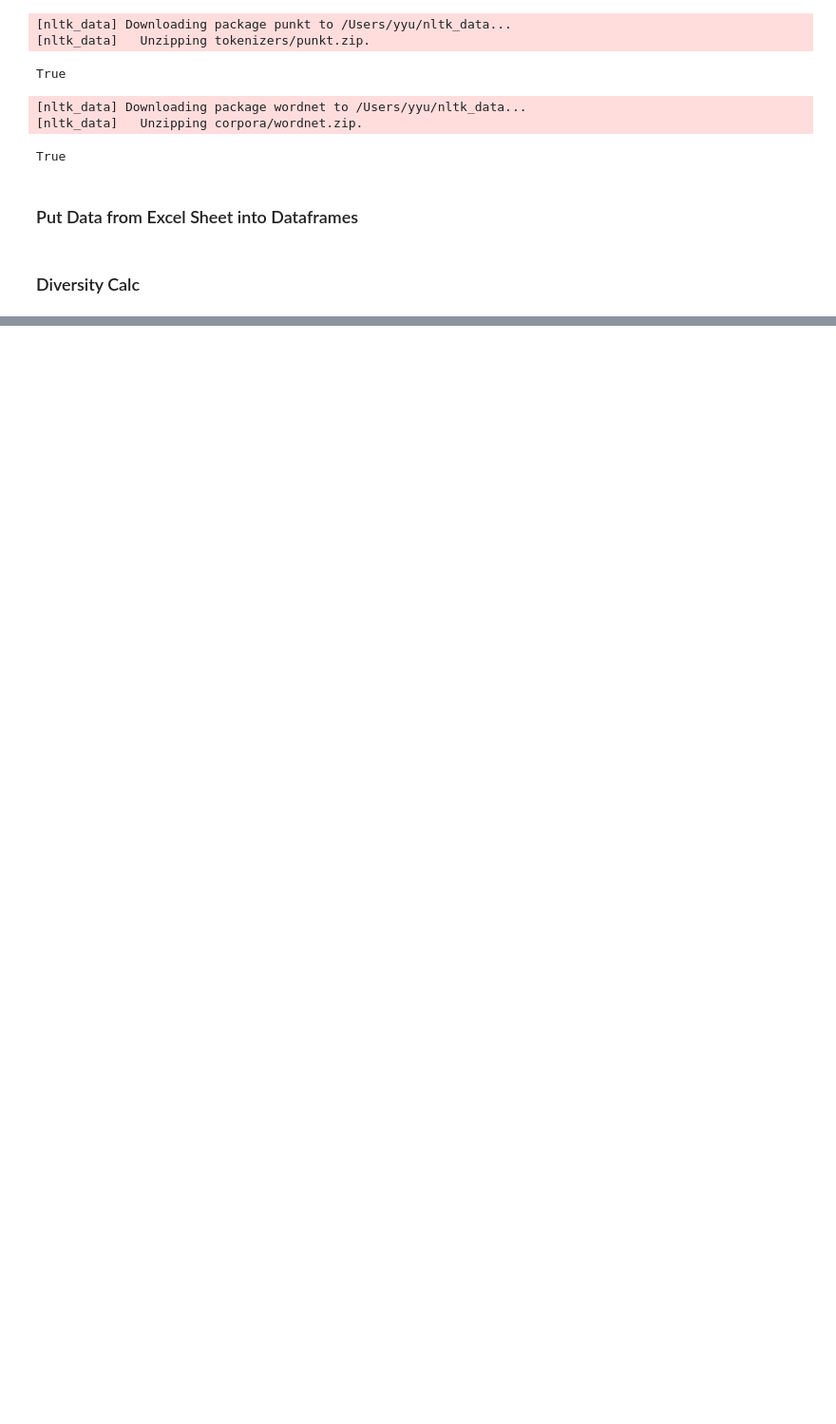
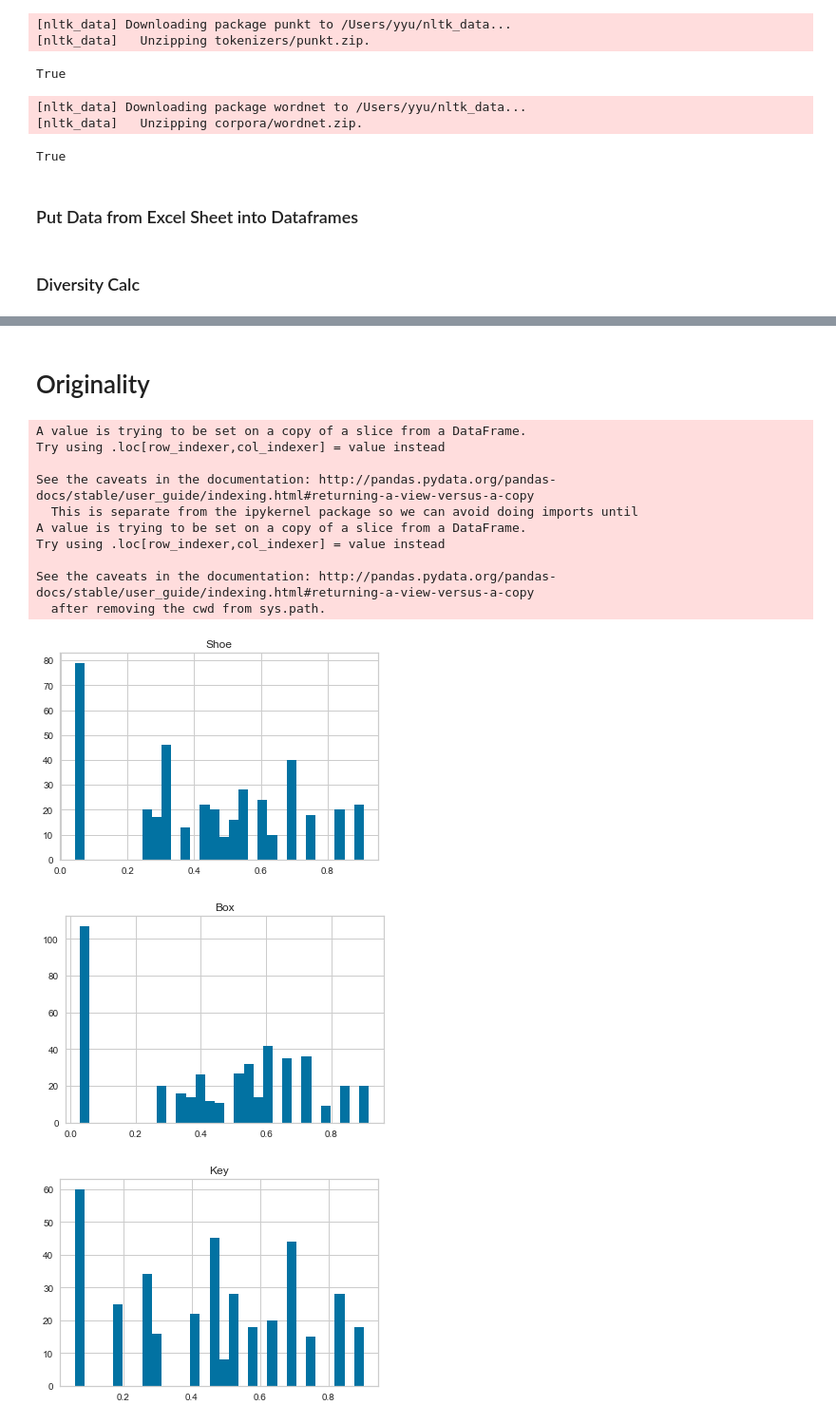
Before and after one commit to DijunQuant/AUT-Scoring, a Jupyter notebook: scripts/Sandbox.ipynb, the cells around one changed output, grey strips where cells are left out. Shown at 95% size. Drawn from its saved outputs; the diff is of its cells as text; code cells hidden in the pictures; blank space fills up the shorter version.

```diff
--- a/scripts/Sandbox.ipynb
+++ b/scripts/Sandbox.ipynb
@@ -123,0 +135,8 @@ def calc_diversity(vector_list):
+# %%
+df=pd.read_excel(folder+file,)
+df.head()
+
+xls = pd.ExcelFile(folder+file)
+df =pd.DataFrame()
+for i in range(8):
+    df=pd.concat([df,xls.parse(i)])
@@ -123,0 +164,3 @@ def calc_diversity(vector_list):
+# %%
+tmp=df.groupby('stim').corr().loc[pd.IndexSlice[:, 'novelty_2'],'novelty_1']
+tmp.droplevel(None)
@@ -123,0 +207,5 @@ def calc_diversity(vector_list):
+# %%
+folder='/Users/yyu/PycharmProjects/AUT-Scoring/data/official/semdis/'
+sd_df=pd.DataFrame()
+for prompt in ['box','brick','chair','cup','key','pencil','rope','shoe']:
+    sd_df=pd.concat([sd_df,pd.read_csv(folder+'autdata_official_'+prompt+'_semdis.csv')])
@@ -123,0 +337,33 @@ def calc_diversity(vector_list):
+# %% [markdown]
+# Originality
+# %%
+folder='/Users/yyu/Box Sync/ORG-SCHOOL-WCAS-PSYCHOLOGY-BEEMAN-LAB/COAT/scoring/'
+file='originality/results.xlsx'
+
+xls = pd.ExcelFile(folder+file)
+df =pd.DataFrame()
+for i in range(8):
+    df=pd.concat([df,xls.parse(i,header=1,usecols="A:Q")])
+# %%
+for prompt in ['Shoe','Box','Key','Brick','Chair','Cup','Pencil','Rope']:
+    tmp=df[df['item']==prompt]
+    tmp['freq']=(1-tmp['cluster_freq'])
+    tmp['t_freq']=(.05/(.05+tmp['freq']))**2
+    tmp['t_freq'].hist(bins=30)
+    plt.title(prompt)
+    plt.show()
+    plt.close()
+# %% [output]
+A value is trying to be set on a copy of a slice from a DataFrame.
+Try using .loc[row_indexer,col_indexer] = value instead
+
+See the caveats in the documentation: http://pandas.pydata.org/pandas-docs/stable/user_guide/indexing.html#returning-a-view-versus-a-copy
+  This is separate from the ipykernel package so we can avoid doing imports until
+A value is trying to be set on a copy of a slice from a DataFrame.
+Try using .loc[row_indexer,col_indexer] = value instead
+
+See the caveats in the documentation: http://pandas.pydata.org/pandas-docs/stable/user_guide/indexing.html#returning-a-view-versus-a-copy
+  after removing the cwd from sys.path.
+[figure, added]
+[figure, added]
+[figure, added]
```
Also changed, not shown: parts of 23 cells of this notebook.
